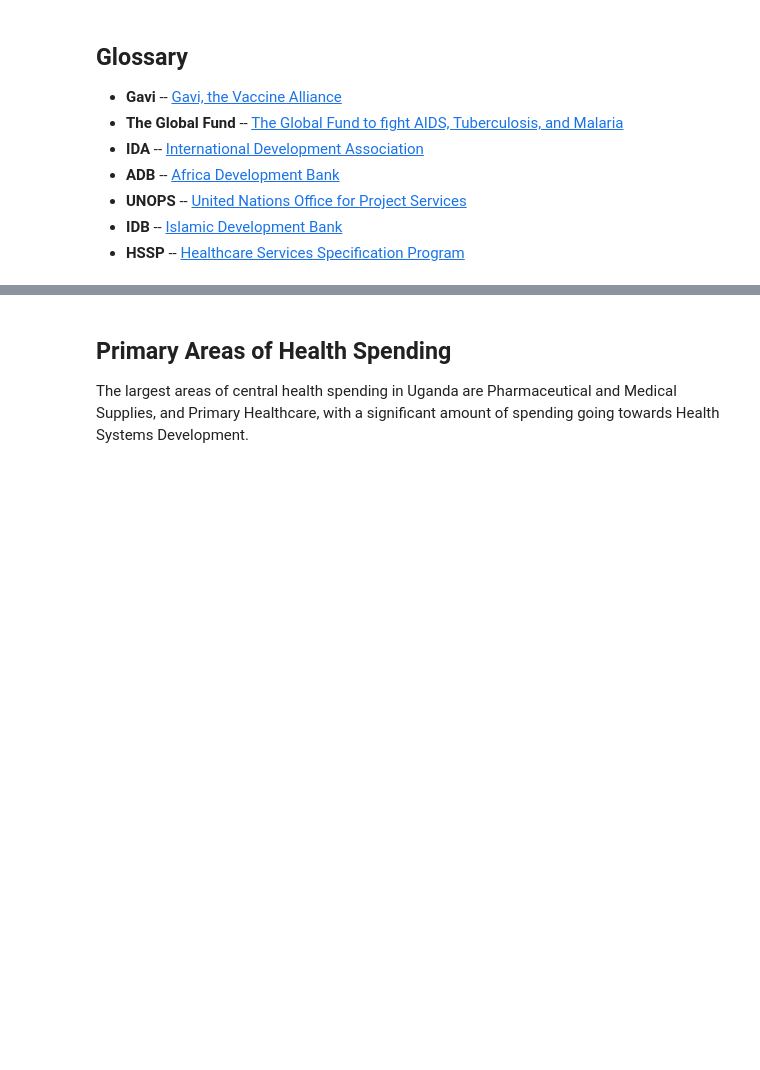
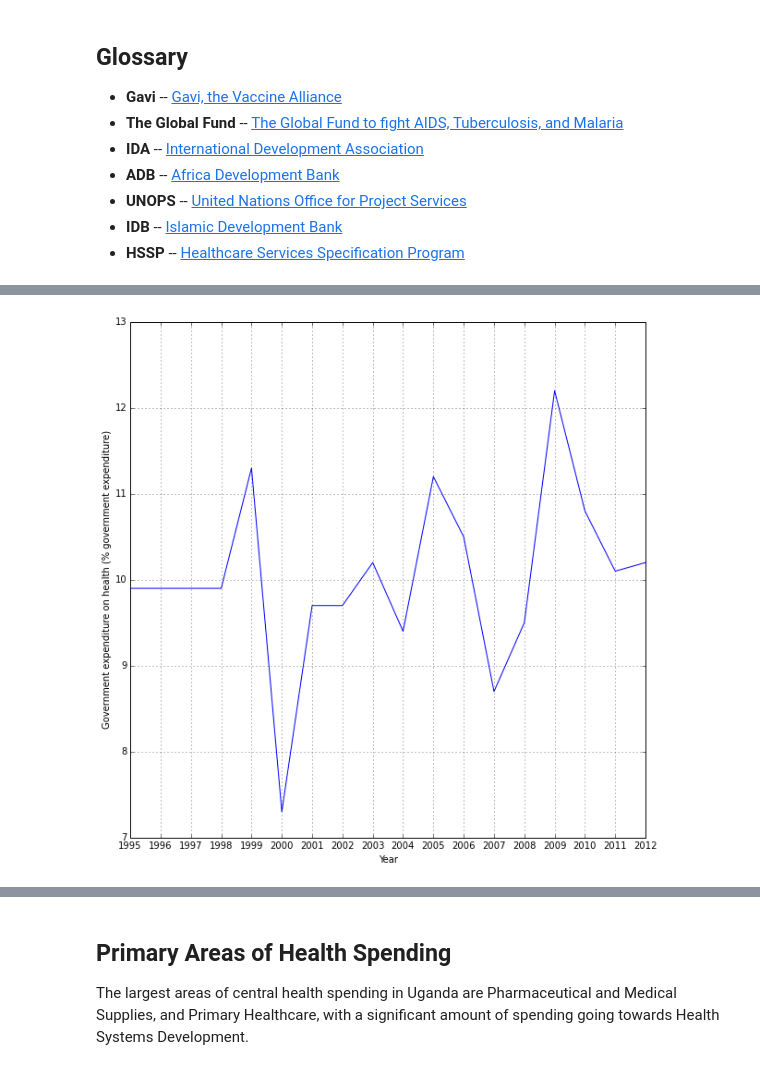
Before and after one commit to forsakendaemon/uganda, a Jupyter notebook: Uganda Health Financing.ipynb, the cells around one changed output, grey strips where cells are left out. Cells and saved outputs as stored; diff of their text form; code cells hidden in the pictures; blank space fills up the shorter version.

```diff
--- a/Uganda Health Financing.ipynb
+++ b/Uganda Health Financing.ipynb
@@ -41,0 +136,7 @@ health_expenditure_gho = pd.read_csv('health_expenditure_gho.csv', comment='#',
+# %%
+display(np.round(overall_budget_fraction.Amount.unstack() * 100, 2))
+plotheg = health_expenditure_gho.plot(figsize=(10,10), legend=False)
+plotheg.set_xticks(np.arange(1995, 2013))
+plotheg.set_xticklabels(np.arange(1995, 2013))
+plotheg.set_ylabel("Government expenditure on health (% government expenditure)");
+# %% [output]
@@ -41,0 +148 @@ health_expenditure_gho = pd.read_csv('health_expenditure_gho.csv', comment='#',
+[figure, added]
```
Also changed, not shown: parts of 25 cells of this notebook.
